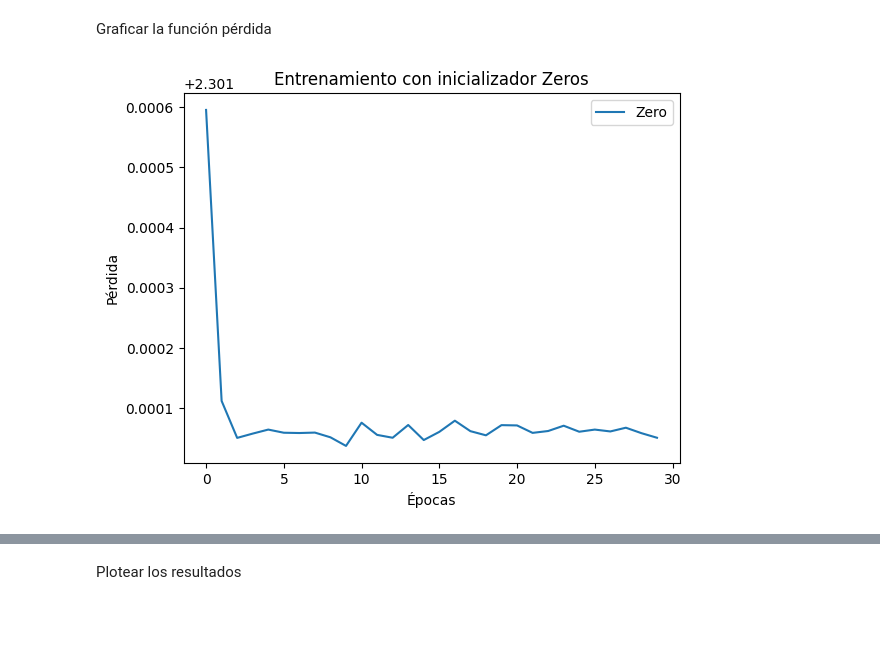
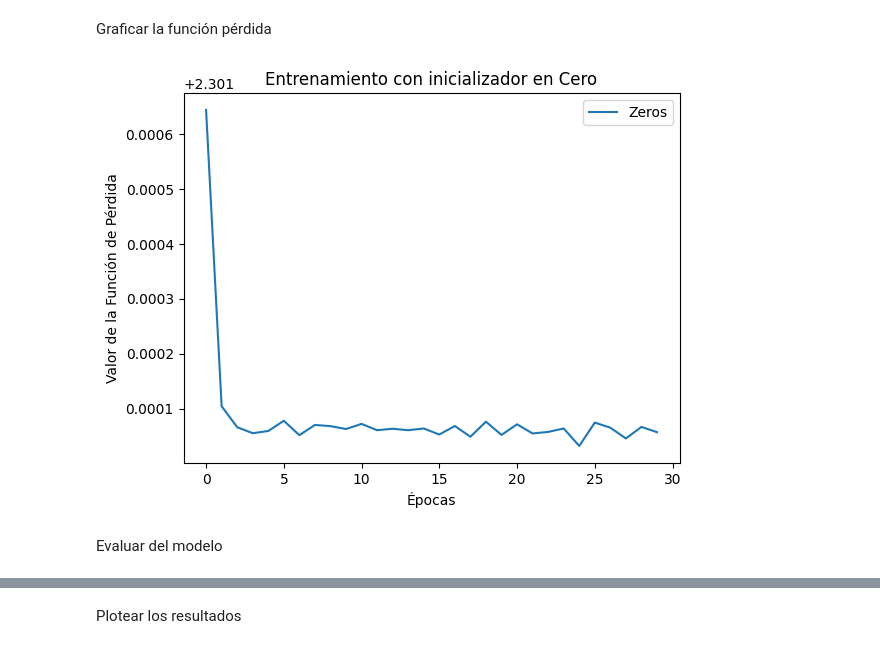
Before and after one commit to larenwell/ai-dl-tensorflow-specialization-fabricum-pucp, a Jupyter notebook: clase4-RedesNeuronales-mnist.ipynb, the cells around one changed output, grey strips where cells are left out. Saved outputs shown, nothing was run; the diff lists cells and outputs as text; code cells hidden in the pictures; blank space fills up the shorter version.

```diff
--- a/clase4-RedesNeuronales-mnist.ipynb
+++ b/clase4-RedesNeuronales-mnist.ipynb
@@ -61,11 +117,6 @@ Flatten o aplanar los datos
 # %%
-# Ahora debemos aplanar los datos para que sean un vector de 784 elementos
-# 60000,28,28 -> 60000,784
-# 60000 imágenes de 28x28 pixels
-# 60000 x 28 x 28 = 47040000 elementos
-
-x_train = x_train.reshape(x_train.shape[0], 28*28)
-x_test = x_test.reshape(x_test.shape[0], 28*28)
+x_train = x_train.reshape(-1, 28*28) #-1 es para que se entienda que es el número de filas, y 28*28 es el número de columnas.
+x_test = x_test.reshape(x_test.shape[0], 28*28) #-1 es lo mismo que x_train.shape[0]
 
 # x_train=x_train.reshape(-1,28*28)
 # x_test=x_test.reshape(-1,28*28)
@@ -174,11 +273,13 @@ modelo.evaluate(x_test, y_test)
 Graficar la función pérdida
 # %%
 plt.figure()
-plt.plot(historia1.history['loss'], label='Zero')
-plt.title("Entrenamiento con inicializador Zeros")
+plt.plot(historia1.history['loss'], label='Zeros')
+plt.title("Entrenamiento con inicializador en Cero")
 plt.xlabel("Épocas")
-plt.ylabel("Pérdida")
+plt.ylabel("Valor de la Función de Pérdida")
 plt.legend()
 plt.show()
 # %% [output]
-[figure, old version]
+[figure, new version]
+# %% [markdown]
+Evaluar del modelo
```
Also changed, not shown: parts of 74 cells of this notebook, 4 other files.
